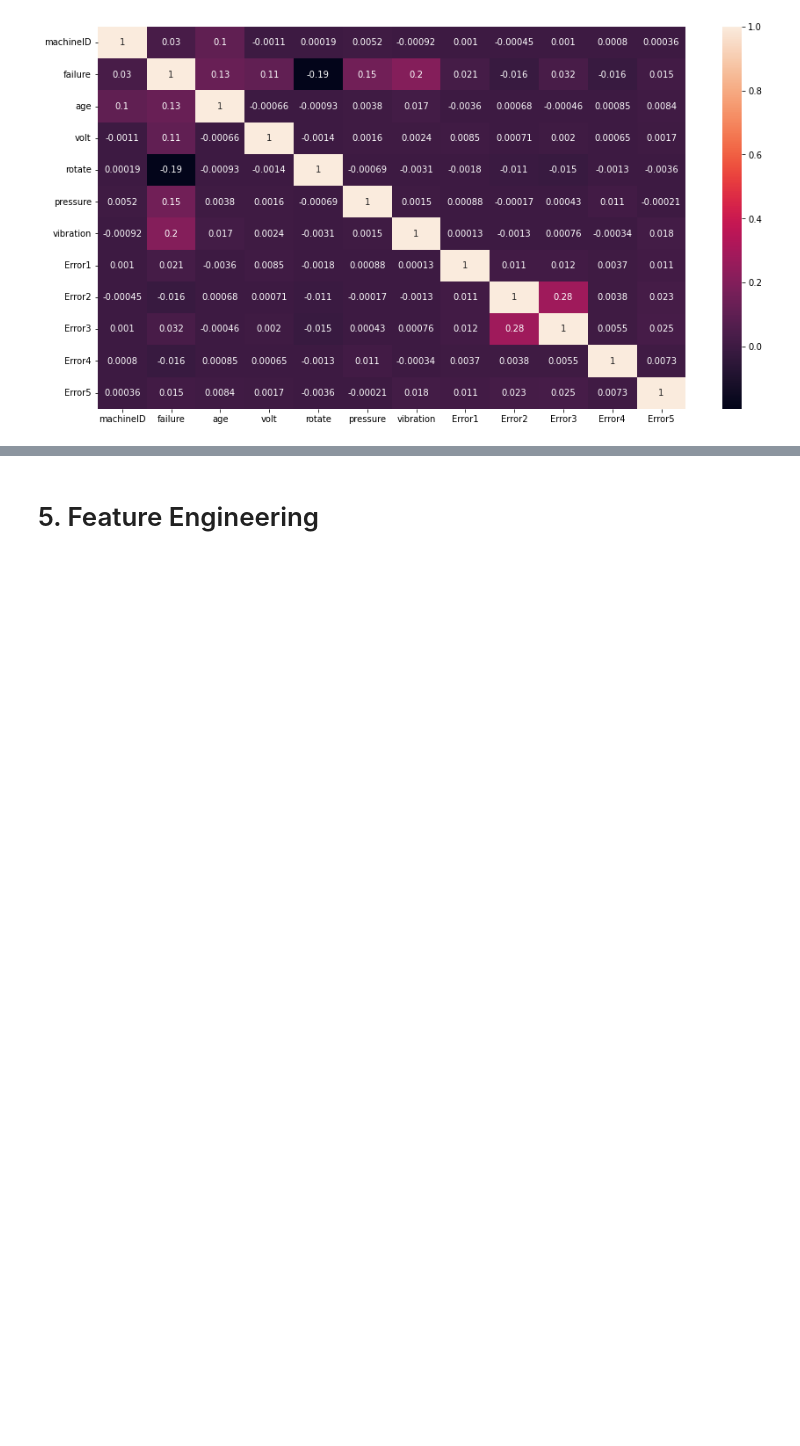
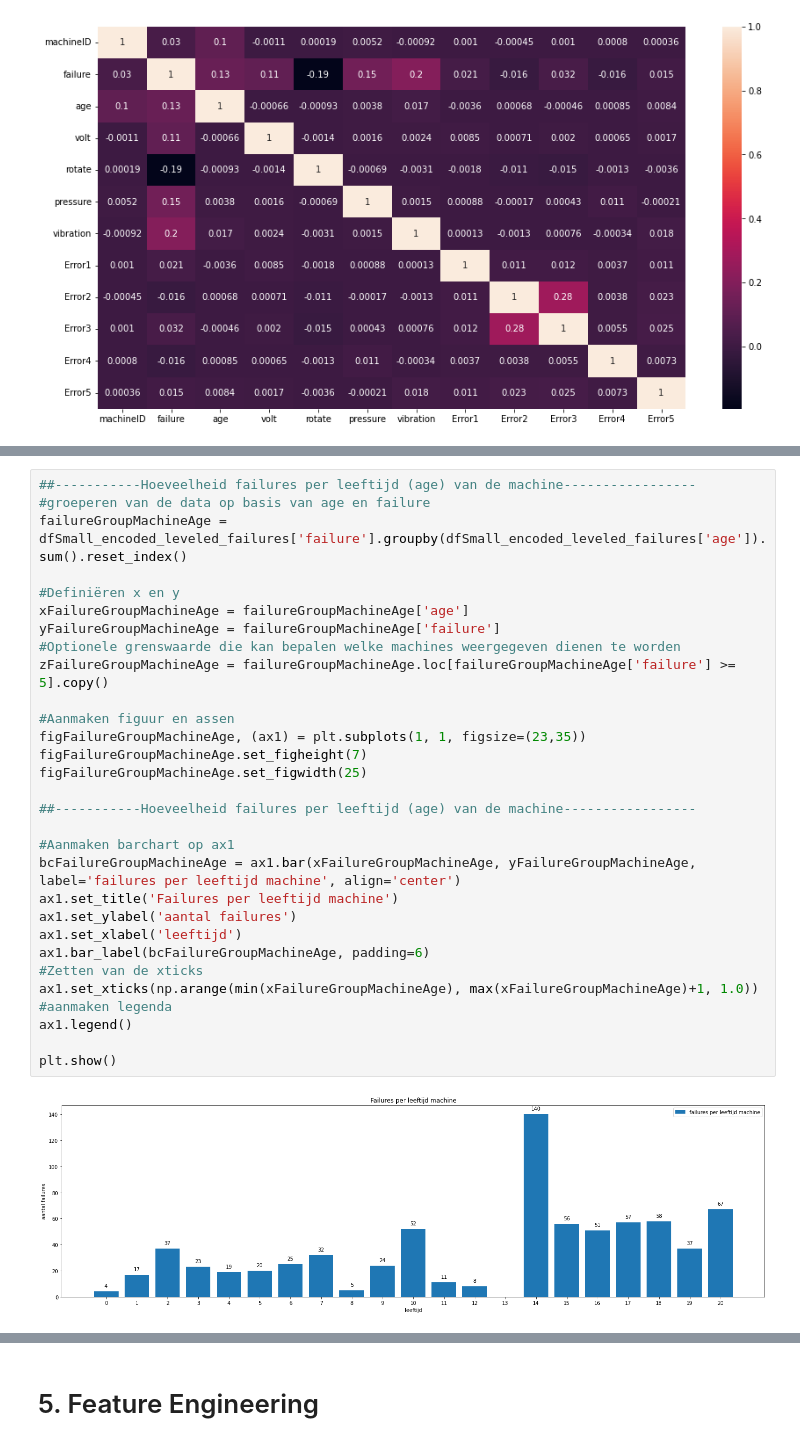
Before and after one commit to Intux404/Predictive_Maintenance, a Jupyter notebook: Predictive_Maintenance_nieuw.ipynb, the cells around one changed output, grey strips where cells are left out. Drawn from its saved outputs; the diff is of its cells as text; blank space fills up the shorter version.

```diff
--- a/Predictive_Maintenance_nieuw.ipynb
+++ b/Predictive_Maintenance_nieuw.ipynb
@@ -842 +904,33 @@ Om te beginnen worden de onafhankelijke variabelen die te maken hebben met de me
+# %%
+##-----------Hoeveelheid failures per leeftijd (age) van de machine-----------------
+#groeperen van de data op basis van age en failure
+failureGroupMachineAge = dfSmall_encoded_leveled_failures['failure'].groupby(dfSmall_encoded_leveled_failures['age']).sum().reset_index()
+
+#Definiëren x en y
+xFailureGroupMachineAge = failureGroupMachineAge['age']
+yFailureGroupMachineAge = failureGroupMachineAge['failure']
+#Optionele grenswaarde die kan bepalen welke machines weergegeven dienen te worden
+zFailureGroupMachineAge = failureGroupMachineAge.loc[failureGroupMachineAge['failure'] >= 5].copy()
+
+#Aanmaken figuur en assen
+figFailureGroupMachineAge, (ax1) = plt.subplots(1, 1, figsize=(23,35))
+figFailureGroupMachineAge.set_figheight(7)
+figFailureGroupMachineAge.set_figwidth(25)
+
+##-----------Hoeveelheid failures per leeftijd (age) van de machine-----------------
+
+#Aanmaken barchart op ax1
+bcFailureGroupMachineAge = ax1.bar(xFailureGroupMachineAge, yFailureGroupMachineAge, label='failures per leeftijd machine', align='center')
+ax1.set_title('Failures per leeftijd machine')
+ax1.set_ylabel('aantal failures')
+ax1.set_xlabel('leeftijd')
+ax1.bar_label(bcFailureGroupMachineAge, padding=6)
+#Zetten van de xticks
+ax1.set_xticks(np.arange(min(xFailureGroupMachineAge), max(xFailureGroupMachineAge)+1, 1.0))
+#aanmaken legenda
+ax1.legend()
+
+plt.show()
+# %% [output]
+[figure, added]
 # %% [markdown]
```
Also changed, not shown: parts of 10 cells of this notebook.
